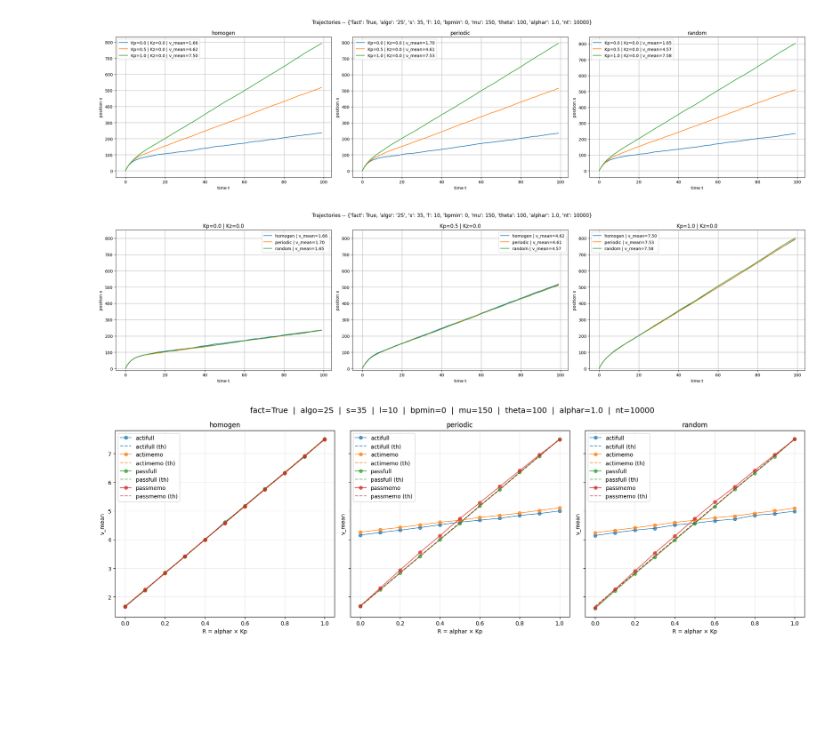
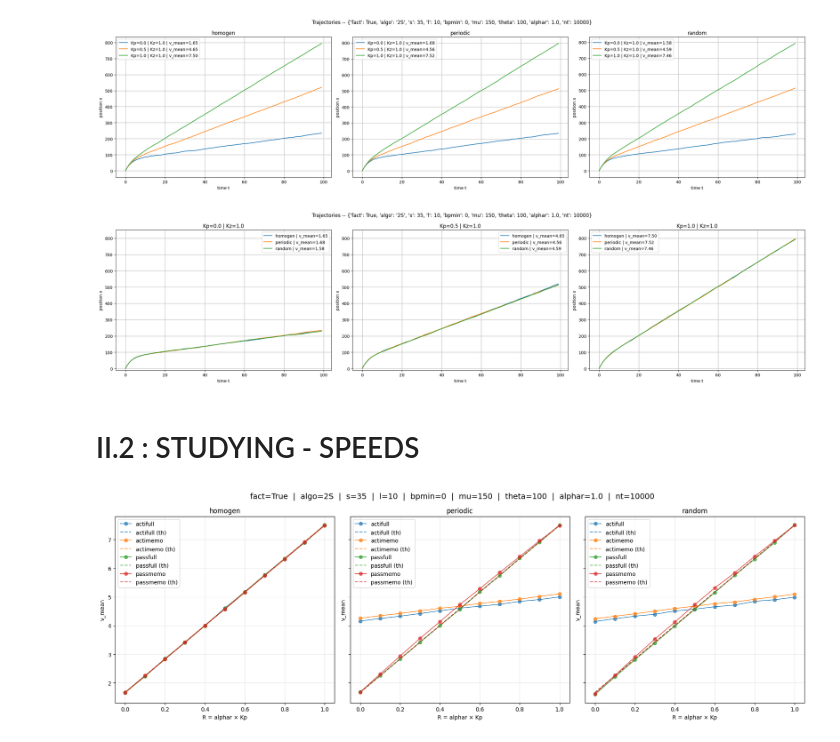
Before and after one commit to npelletbossot/Workspace, a Jupyter notebook: notebooks/work/fact.ipynb, the cells around one changed output. Cells and saved outputs as stored; diff of their text form; code cells hidden in the pictures; blank space fills up the shorter version.

```diff
--- a/notebooks/work/fact.ipynb
+++ b/notebooks/work/fact.ipynb
@@ -438,7 +438,7 @@ plt.show()
 # %%
 # ── Looking at trajectories ──────────────────────────────────────────────────────────────────────
 mode      = "passfull"
-Kz        = 0.00
+Kz        = 1.00
 Kp_values = [0.00, 0.50, 1.00]
 
 nrows = 1
@@ -451,34 +451,36 @@ fig.suptitle(
 
 for ax, Kp in zip(axes, Kp_values):
     ax.set_title(f"Kp={Kp} | Kz={Kz}")
 
     df_data = df_work.filter(
         (pl.col("mode") == mode) &
         (pl.col("Kp")   == Kp)   &
         (pl.col("Kz")   == Kz)
     )
 
     for land in lands:          # ← on itère sur les lands à l'intérieur
         df_land = df_data.filter(pl.col("land") == land)
 
         if df_land.is_empty():
             continue
 
         times        = df_land["times"][0].to_numpy()
         results_mean = df_land["results_mean"][0].to_numpy()
         v_mean       = df_land["v_mean"][0]
         ax.plot(times, results_mean, label=f"{land} | v_mean={v_mean:.2f}")
 
     ax.set_xlabel("time t")
     ax.set_ylabel("position x")
     ax.set_ylim([-10, 850])
     ax.grid(True)
     ax.legend()
 
 plt.tight_layout()
 plt.show()
 # %% [output]
-[figure, old version]
+[figure, new version]
+# %% [markdown]
+# II.2 : STUDYING - SPEEDS
 # %%
 # ── Scenarios in function of K and modes ──────────────────────────────────────────────────────────────────────
 
```
Also changed, not shown: parts of 11 cells of this notebook.
